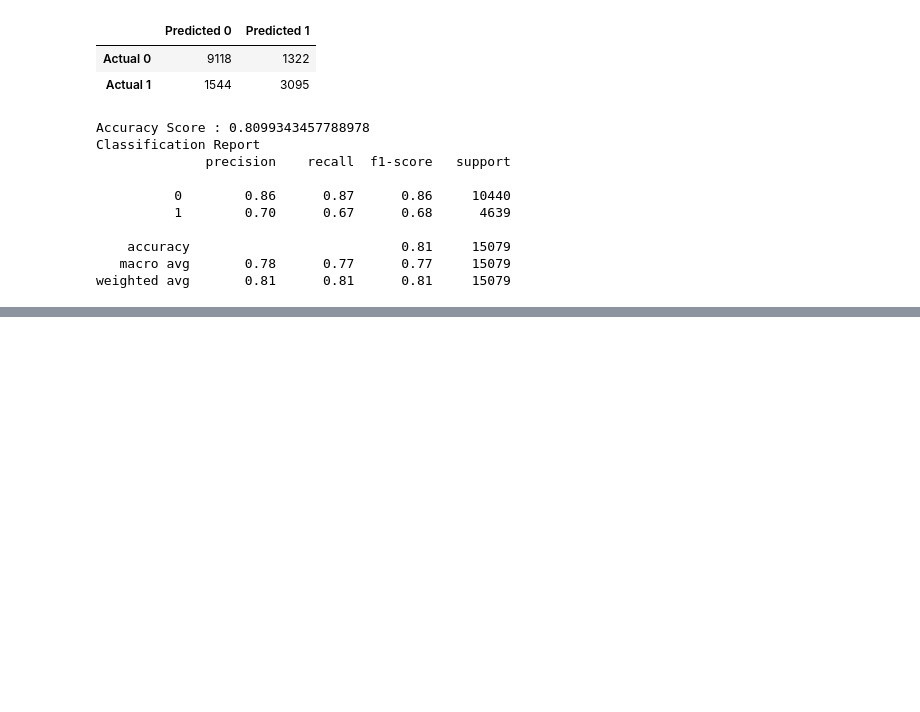
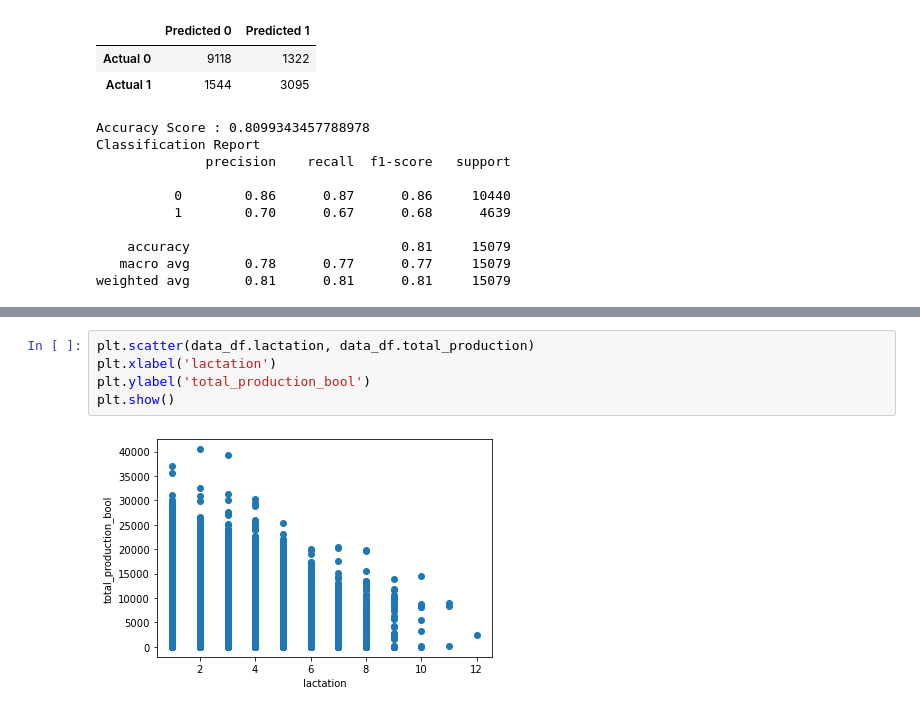
Before and after one commit to maadpeal/final_project_milk, a Jupyter notebook: Draft Tree model.ipynb, the cells around one changed output, grey strips where cells are left out. Drawn from its saved outputs; the diff is of its cells as text; blank space fills up the shorter version.

```diff
--- a/Draft Tree model.ipynb
+++ b/Draft Tree model.ipynb
@@ -148,0 +170,7 @@ weighted avg       0.81      0.81      0.81     15079
+# %%
+plt.scatter(data_df.lactation, data_df.total_production)
+plt.xlabel('lactation')
+plt.ylabel('total_production_bool')
+plt.show()
+# %% [output]
+[figure, added]
```
Also changed, not shown: parts of 5 cells of this notebook.
